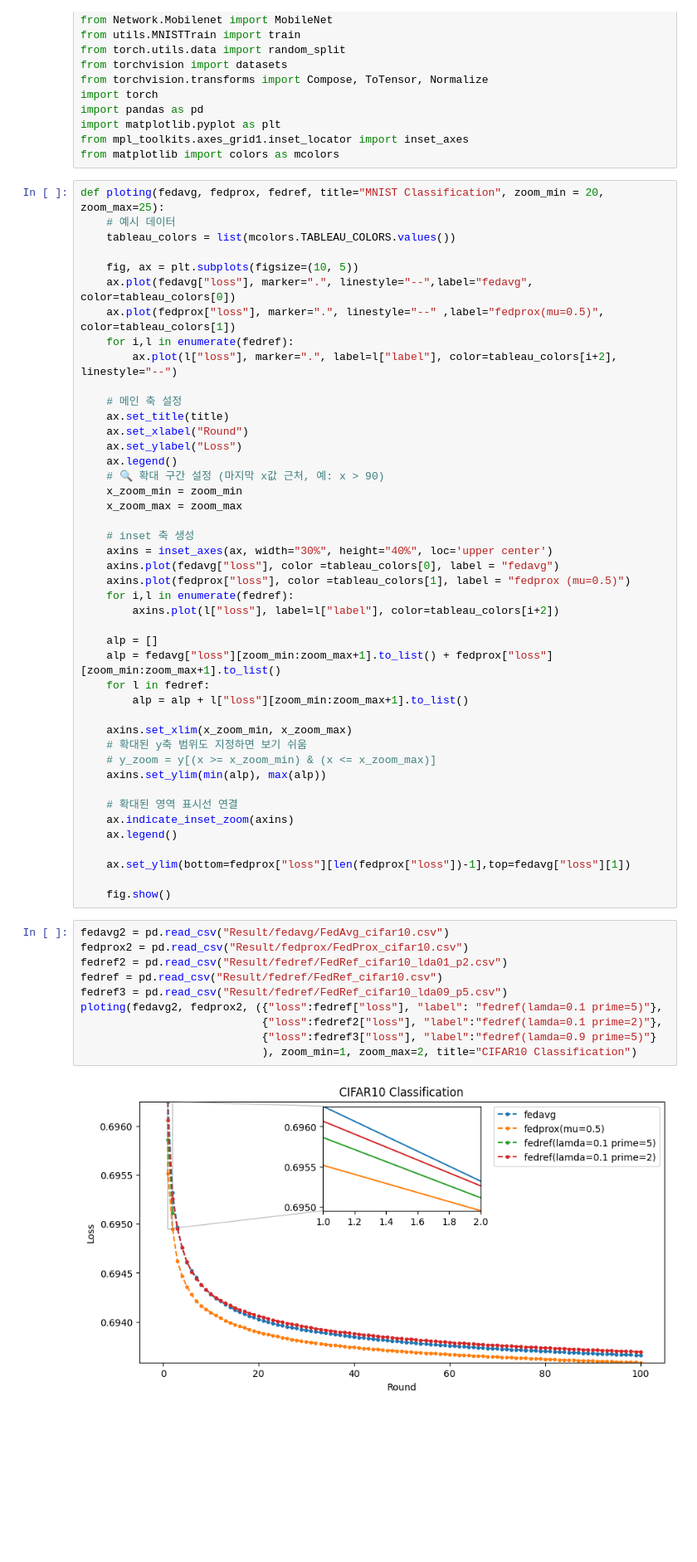
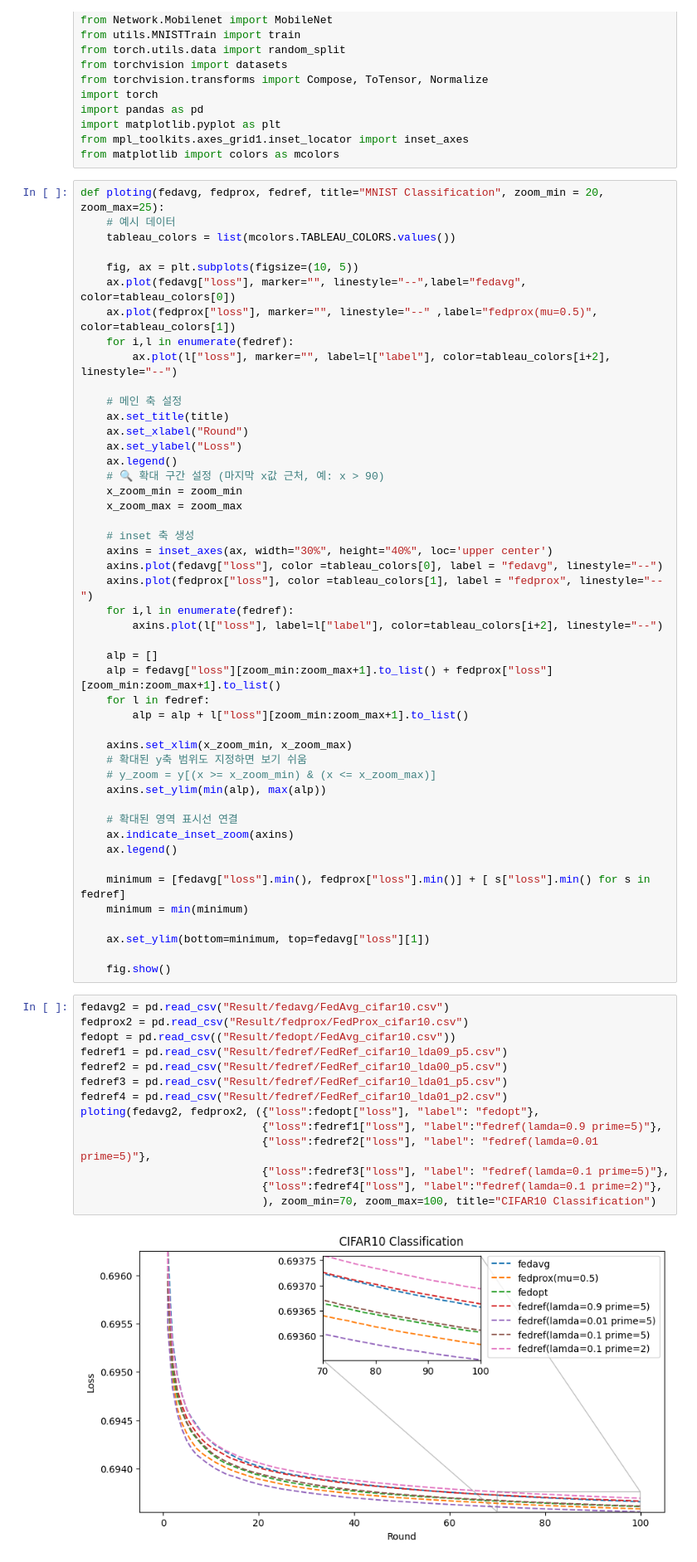
Before and after one commit to TaehwanY98/Fed-Ref, a Jupyter notebook: CIFAR10.ipynb, the cells around one changed output. Shown: that part at 83% size. Saved outputs shown, nothing was run; the diff lists cells and outputs as text; blank space fills up the shorter version.

```diff
--- a/CIFAR10.ipynb
+++ b/CIFAR10.ipynb
@@ -18,10 +18,10 @@ def ploting(fedavg, fedprox, fedref, title="MNIST Classification", zoom_min = 20
     tableau_colors = list(mcolors.TABLEAU_COLORS.values())
 
     fig, ax = plt.subplots(figsize=(10, 5))
-    ax.plot(fedavg["loss"], marker=".", linestyle="--",label="fedavg", color=tableau_colors[0])
-    ax.plot(fedprox["loss"], marker=".", linestyle="--" ,label="fedprox(mu=0.5)", color=tableau_colors[1])
+    ax.plot(fedavg["loss"], marker="", linestyle="--",label="fedavg", color=tableau_colors[0])
+    ax.plot(fedprox["loss"], marker="", linestyle="--" ,label="fedprox(mu=0.5)", color=tableau_colors[1])
     for i,l in enumerate(fedref):
-        ax.plot(l["loss"], marker=".", label=l["label"], color=tableau_colors[i+2], linestyle="--")
+        ax.plot(l["loss"], marker="", label=l["label"], color=tableau_colors[i+2], linestyle="--")
 
     # 메인 축 설정
     ax.set_title(title)
@@ -34,10 +34,10 @@ def ploting(fedavg, fedprox, fedref, title="MNIST Classification", zoom_min = 20
 
     # inset 축 생성
     axins = inset_axes(ax, width="30%", height="40%", loc='upper center')
-    axins.plot(fedavg["loss"], color =tableau_colors[0], label = "fedavg")
-    axins.plot(fedprox["loss"], color =tableau_colors[1], label = "fedprox (mu=0.5)")
+    axins.plot(fedavg["loss"], color =tableau_colors[0], label = "fedavg", linestyle="--")
+    axins.plot(fedprox["loss"], color =tableau_colors[1], label = "fedprox", linestyle="--")
     for i,l in enumerate(fedref):
-        axins.plot(l["loss"], label=l["label"], color=tableau_colors[i+2])
+        axins.plot(l["loss"], label=l["label"], color=tableau_colors[i+2], linestyle="--")
 
     alp = []
     alp = fedavg["loss"][zoom_min:zoom_max+1].to_list() + fedprox["loss"][zoom_min:zoom_max+1].to_list()
@@ -53,18 +53,25 @@ def ploting(fedavg, fedprox, fedref, title="MNIST Classification", zoom_min = 20
     ax.indicate_inset_zoom(axins)
     ax.legend()
 
-    ax.set_ylim(bottom=fedprox["loss"][len(fedprox["loss"])-1],top=fedavg["loss"][1])
+    minimum = [fedavg["loss"].min(), fedprox["loss"].min()] + [ s["loss"].min() for s in fedref]
+    minimum = min(minimum)
+
+    ax.set_ylim(bottom=minimum, top=fedavg["loss"][1])
 
     fig.show()
 # %%
 fedavg2 = pd.read_csv("Result/fedavg/FedAvg_cifar10.csv")
 fedprox2 = pd.read_csv("Result/fedprox/FedProx_cifar10.csv")
-fedref2 = pd.read_csv("Result/fedref/FedRef_cifar10_lda01_p2.csv")
-fedref = pd.read_csv("Result/fedref/FedRef_cifar10.csv")
-fedref3 = pd.read_csv("Result/fedref/FedRef_cifar10_lda09_p5.csv")
-ploting(fedavg2, fedprox2, ({"loss":fedref["loss"], "label": "fedref(lamda=0.1 prime=5)"},
-                            {"loss":fedref2["loss"], "label":"fedref(lamda=0.1 prime=2)"},
-                            {"loss":fedref3["loss"], "label":"fedref(lamda=0.9 prime=5)"}
-                            ), zoom_min=1, zoom_max=2, title="CIFAR10 Classification")
+fedopt = pd.read_csv(("Result/fedopt/FedAvg_cifar10.csv"))
+fedref1 = pd.read_csv("Result/fedref/FedRef_cifar10_lda09_p5.csv")
+fedref2 = pd.read_csv("Result/fedref/FedRef_cifar10_lda00_p5.csv")
+fedref3 = pd.read_csv("Result/fedref/FedRef_cifar10_lda01_p5.csv")
+fedref4 = pd.read_csv("Result/fedref/FedRef_cifar10_lda01_p2.csv")
+ploting(fedavg2, fedprox2, ({"loss":fedopt["loss"], "label": "fedopt"},
+                            {"loss":fedref1["loss"], "label":"fedref(lamda=0.9 prime=5)"},
+                            {"loss":fedref2["loss"], "label": "fedref(lamda=0.01 prime=5)"},
+                            {"loss":fedref3["loss"], "label": "fedref(lamda=0.1 prime=5)"},
+                            {"loss":fedref4["loss"], "label":"fedref(lamda=0.1 prime=2)"},
+                            ), zoom_min=70, zoom_max=100, title="CIFAR10 Classification")
 # %% [output]
-[figure, old version]
+[figure, new version]
```
Also changed, not shown: 10 other files.
